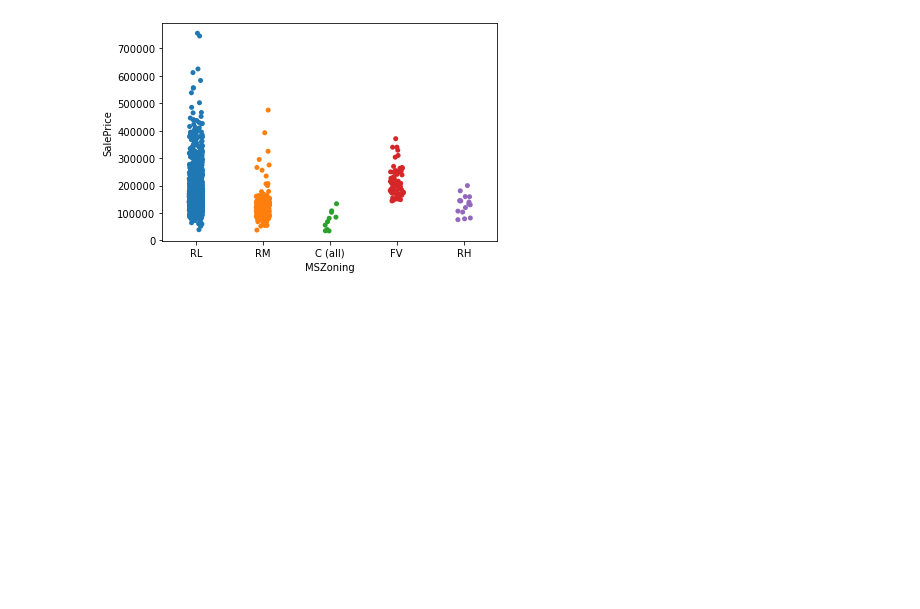
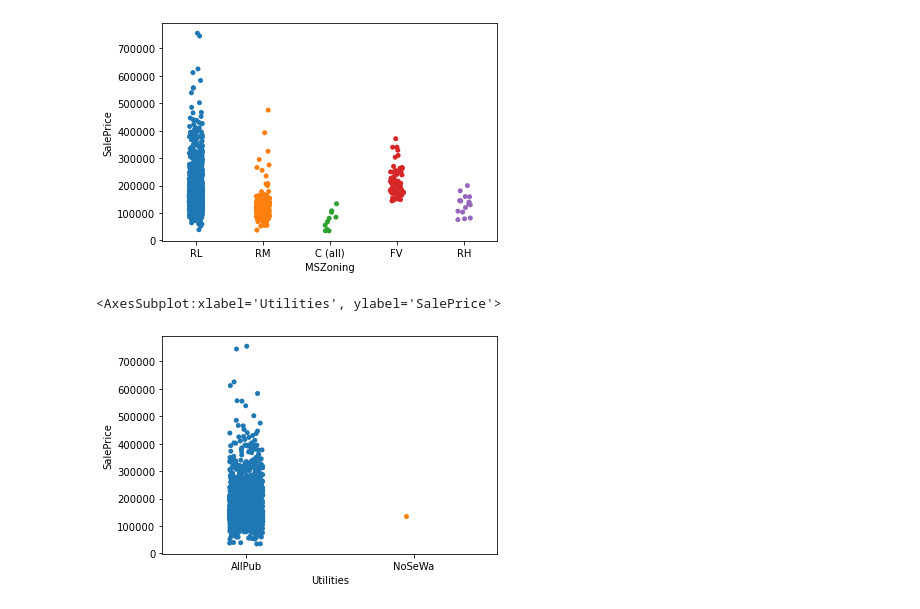
Before and after one commit to kitakou0313/titanic, a Jupyter notebook: home_price/eda.ipynb, the cells around one changed output. Drawn from its saved outputs; the diff is of its cells as text; code cells hidden in the pictures; blank space fills up the shorter version.

```diff
--- a/home_price/eda.ipynb
+++ b/home_price/eda.ipynb
@@ -167,3 +167,8 @@ sns.stripplot(data=train, x="MSZoning", y="SalePrice")
 # %% [output]
 <AxesSubplot:xlabel='MSZoning', ylabel='SalePrice'>
 [figure]
+# %%
+sns.stripplot(data=train, x="Utilities", y="SalePrice")
+# %% [output]
+<AxesSubplot:xlabel='Utilities', ylabel='SalePrice'>
+[figure, added]
```
Also changed, not shown: parts of 1 cell of this notebook.
